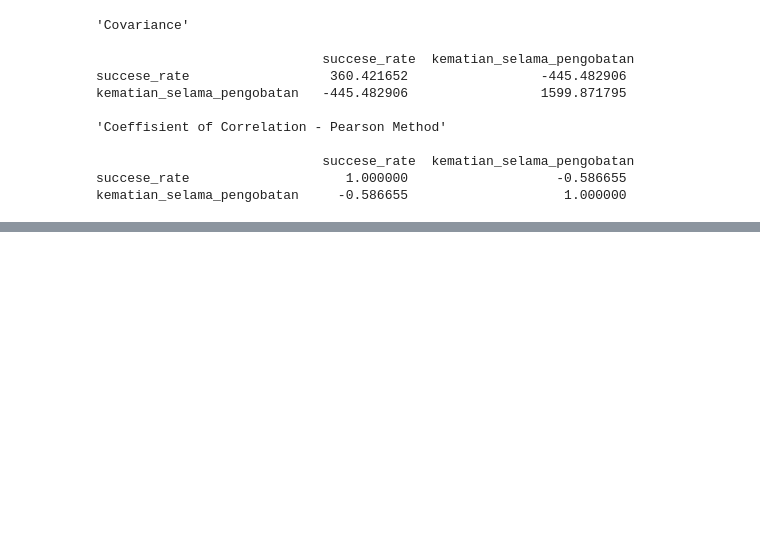
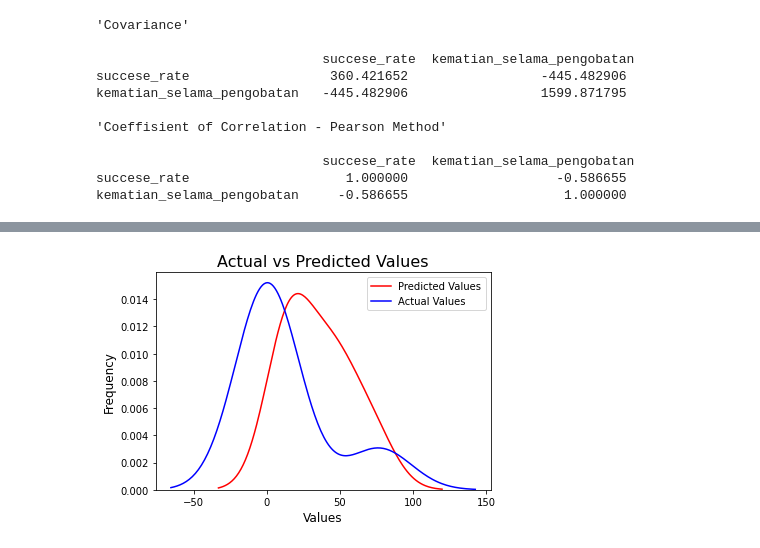
Before and after one commit to iyanrspian/uts-machine-learning, a Jupyter notebook: notebook/UTS_177006057_LR.ipynb, the cells around one changed output, grey strips where cells are left out. Saved outputs shown, nothing was run; the diff lists cells and outputs as text; code cells hidden in the pictures; blank space fills up the shorter version.

```diff
--- a/notebook/UTS_177006057_LR.ipynb
+++ b/notebook/UTS_177006057_LR.ipynb
@@ -120,0 +260,13 @@ plt.show()
+# %%
+# Visualisasi plot nilai aktual dan prediksi
+import seaborn as sns
+
+sns.kdeplot(Yhat, color = 'r', label = 'Predicted Values')
+sns.kdeplot(ys_test, color = 'b', label = 'Actual Values')
+plt.title('Actual vs Predicted Values', fontsize = 16)
+plt.xlabel('Values', fontsize = 12)
+plt.ylabel('Frequency', fontsize = 12)
+plt.legend(loc = 'upper right', fontsize = 10)
+plt.show()
+# %% [output]
+[figure, added]
```
Also changed, not shown: parts of 23 cells of this notebook.
